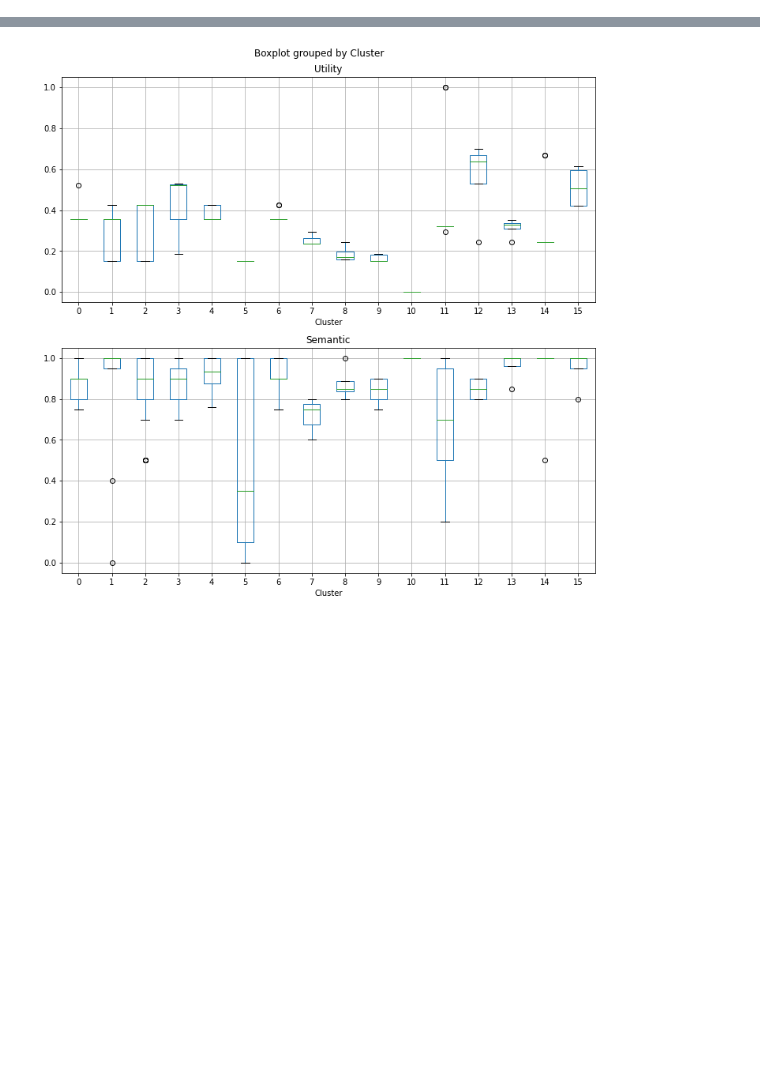
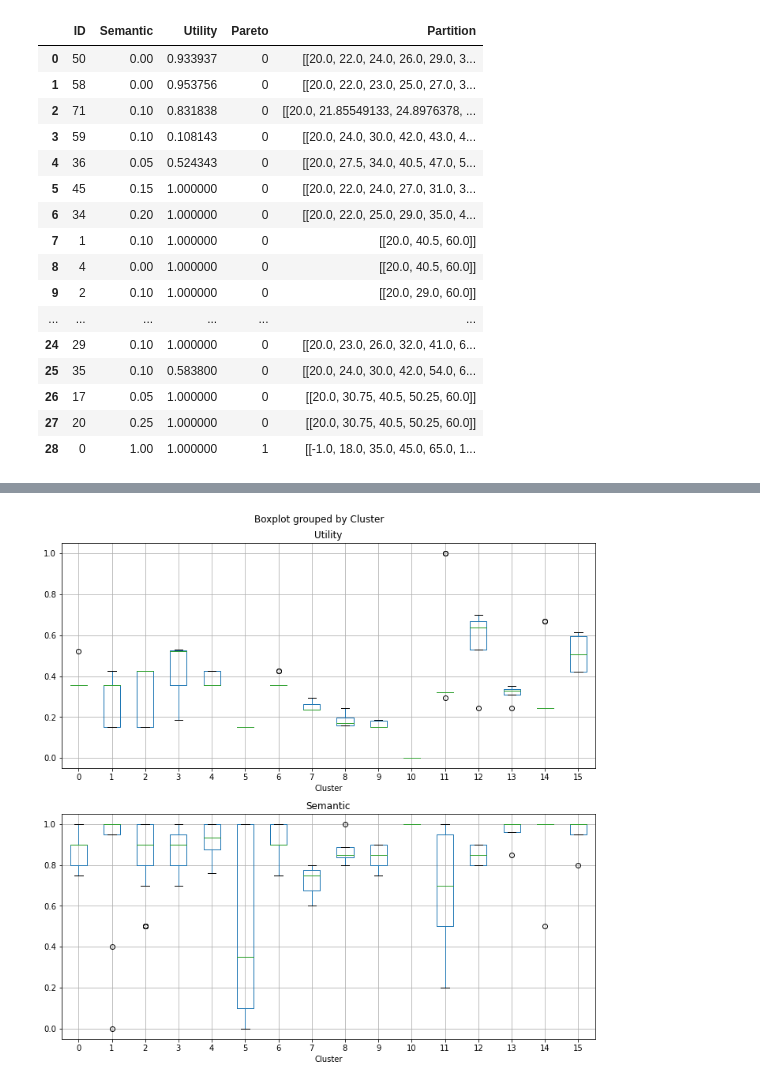
Before and after one commit to ey-l/explainable-discretization, a Jupyter notebook: notebooks/pca-explore.ipynb, the cells around one changed output, grey strips where cells are left out. Saved outputs shown, nothing was run; the diff lists cells and outputs as text; code cells hidden in the pictures; blank space fills up the shorter version.

```diff
--- a/notebooks/pca-explore.ipynb
+++ b/notebooks/pca-explore.ipynb
@@ -246,0 +254,20 @@ Number of explored points: 27
+# %%
+est_points_df
+# %% [output]
+|  | ID | Semantic | Utility | Pareto | Partition |
+| 0 | 50 | 0.00 | 0.933937 | 0 | [[20.0, 22.0, 24.0, 26.0, 29.0, 3... |
+| 1 | 58 | 0.00 | 0.953756 | 0 | [[20.0, 22.0, 23.0, 25.0, 27.0, 3... |
+| 2 | 71 | 0.10 | 0.831838 | 0 | [[20.0, 21.85549133, 24.8976378, ... |
+| 3 | 59 | 0.10 | 0.108143 | 0 | [[20.0, 24.0, 30.0, 42.0, 43.0, 4... |
+| 4 | 36 | 0.05 | 0.524343 | 0 | [[20.0, 27.5, 34.0, 40.5, 47.0, 5... |
+| 5 | 45 | 0.15 | 1.000000 | 0 | [[20.0, 22.0, 24.0, 27.0, 31.0, 3... |
+| 6 | 34 | 0.20 | 1.000000 | 0 | [[20.0, 22.0, 25.0, 29.0, 35.0, 4... |
+| 7 | 1 | 0.10 | 1.000000 | 0 | [[20.0, 40.5, 60.0]] |
+| 8 | 4 | 0.00 | 1.000000 | 0 | [[20.0, 40.5, 60.0]] |
+| 9 | 2 | 0.10 | 1.000000 | 0 | [[20.0, 29.0, 60.0]] |
+| ... | ... | ... | ... | ... | ... |
+| 24 | 29 | 0.10 | 1.000000 | 0 | [[20.0, 23.0, 26.0, 32.0, 41.0, 6... |
+| 25 | 35 | 0.10 | 0.583800 | 0 | [[20.0, 24.0, 30.0, 42.0, 54.0, 6... |
+| 26 | 17 | 0.05 | 1.000000 | 0 | [[20.0, 30.75, 40.5, 50.25, 60.0]] |
+| 27 | 20 | 0.25 | 1.000000 | 0 | [[20.0, 30.75, 40.5, 50.25, 60.0]] |
+| 28 | 0 | 1.00 | 1.000000 | 1 | [[-1.0, 18.0, 35.0, 45.0, 65.0, 1... |
```
Also changed, not shown: parts of 8 cells of this notebook, 19 other files.
